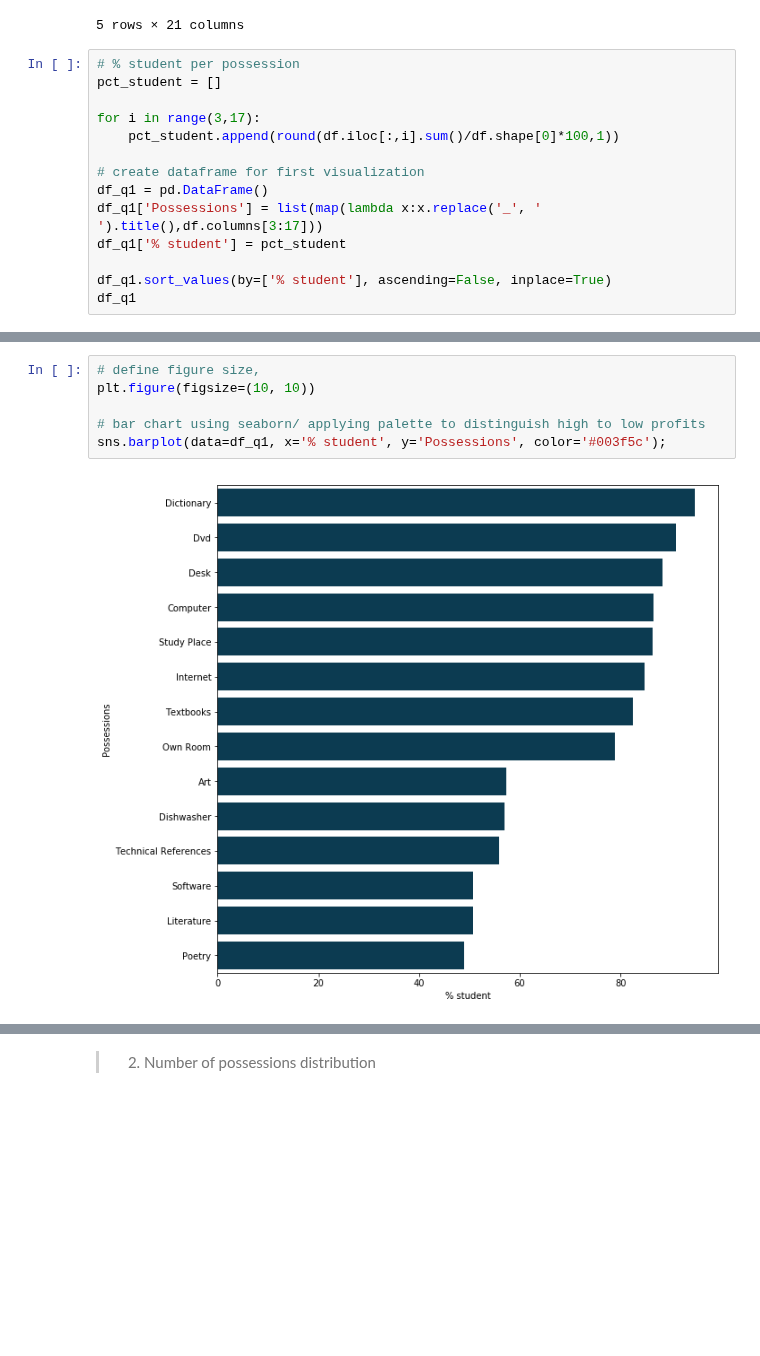
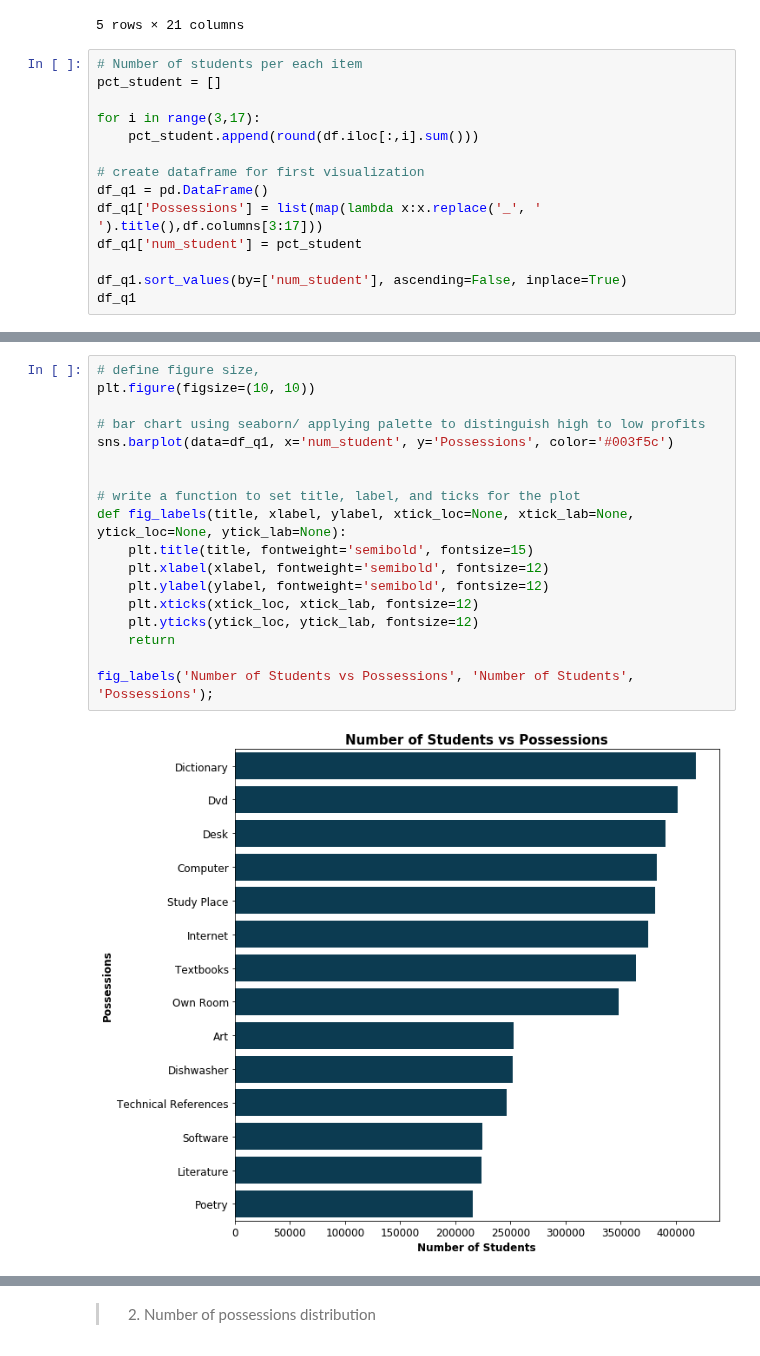
Before and after one commit to Steve-Choi/DAND, a Jupyter notebook: Communicate-Data-Findings/Communicate-Data-Findings.ipynb, the cells around one changed output, grey strips where cells are left out. Drawn from its saved outputs; the diff is of its cells as text; blank space fills up the shorter version.

```diff
--- a/Communicate-Data-Findings/Communicate-Data-Findings.ipynb
+++ b/Communicate-Data-Findings/Communicate-Data-Findings.ipynb
@@ -226,17 +226,17 @@ df.head()
 | 4 | Albania | Non-OECD | Female | True | True | False | True | True | True | True | ... |
 5 rows × 21 columns
 # %%
-# % student per possession
+# Number of students per each item
 pct_student = []
 
 for i in range(3,17):
-    pct_student.append(round(df.iloc[:,i].sum()/df.shape[0]*100,1))
+    pct_student.append(round(df.iloc[:,i].sum()))
 
 # create dataframe for first visualization
 df_q1 = pd.DataFrame()
 df_q1['Possessions'] = list(map(lambda x:x.replace('_', ' ').title(),df.columns[3:17]))
-df_q1['% student'] = pct_student
+df_q1['num_student'] = pct_student
 
-df_q1.sort_values(by=['% student'], ascending=False, inplace=True)
+df_q1.sort_values(by=['num_student'], ascending=False, inplace=True)
 df_q1
 # %% [output]
@@ -258,8 +258,20 @@ df_q1
 # %%
 # define figure size,
 plt.figure(figsize=(10, 10))
 
 # bar chart using seaborn/ applying palette to distinguish high to low profits
-sns.barplot(data=df_q1, x='% student', y='Possessions', color='#003f5c');
+sns.barplot(data=df_q1, x='num_student', y='Possessions', color='#003f5c')
+
+
+# write a function to set title, label, and ticks for the plot
+def fig_labels(title, xlabel, ylabel, xtick_loc=None, xtick_lab=None, ytick_loc=None, ytick_lab=None):
+    plt.title(title, fontweight='semibold', fontsize=15)
+    plt.xlabel(xlabel, fontweight='semibold', fontsize=12)
+    plt.ylabel(ylabel, fontweight='semibold', fontsize=12)
+    plt.xticks(xtick_loc, xtick_lab, fontsize=12)
+    plt.yticks(ytick_loc, ytick_lab, fontsize=12)
+    return
+
+fig_labels('Number of Students vs Possessions', 'Number of Students', 'Possessions');
 # %% [output]
-[figure, old version]
+[figure, new version]
```
Also changed, not shown: parts of 17 cells of this notebook.
